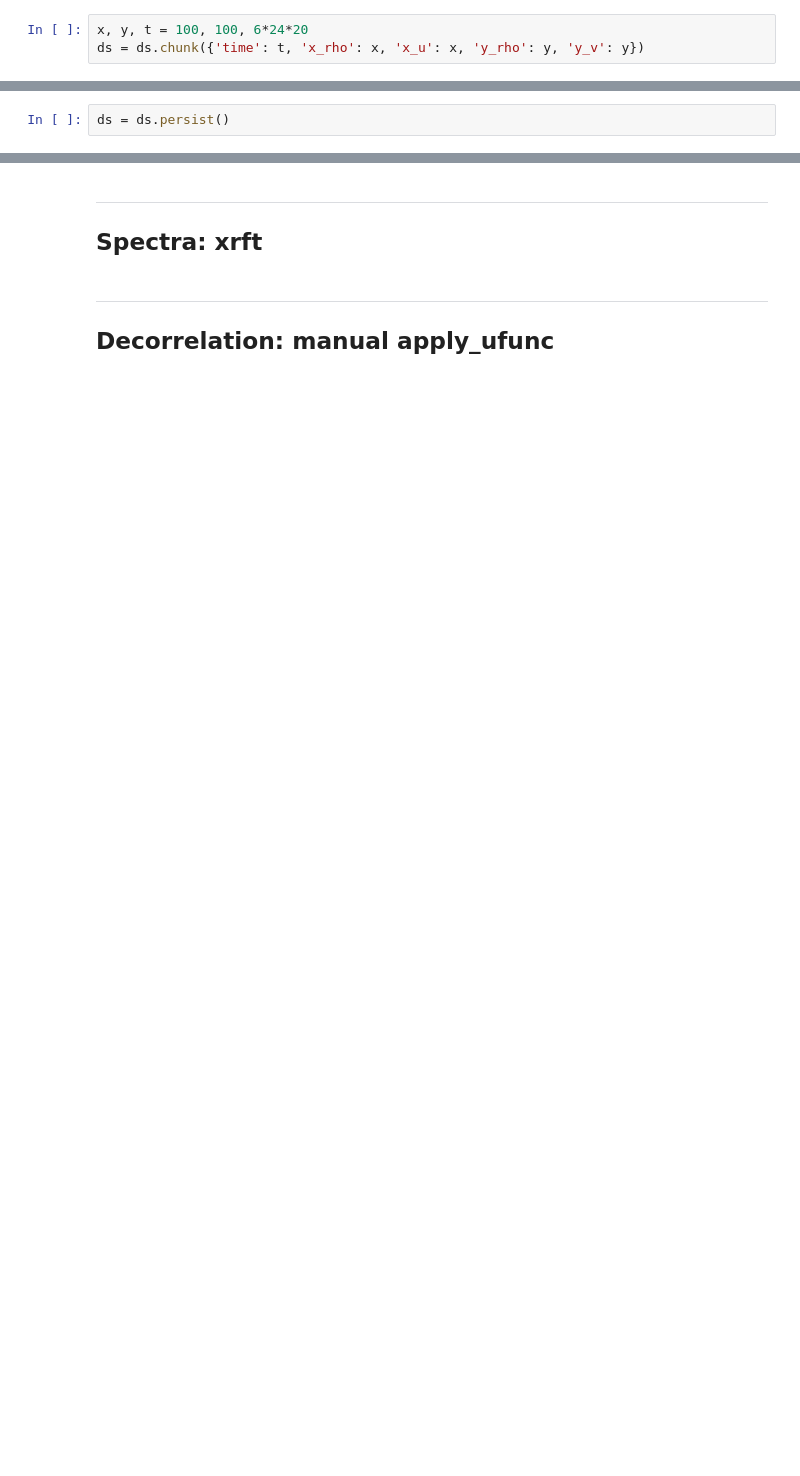
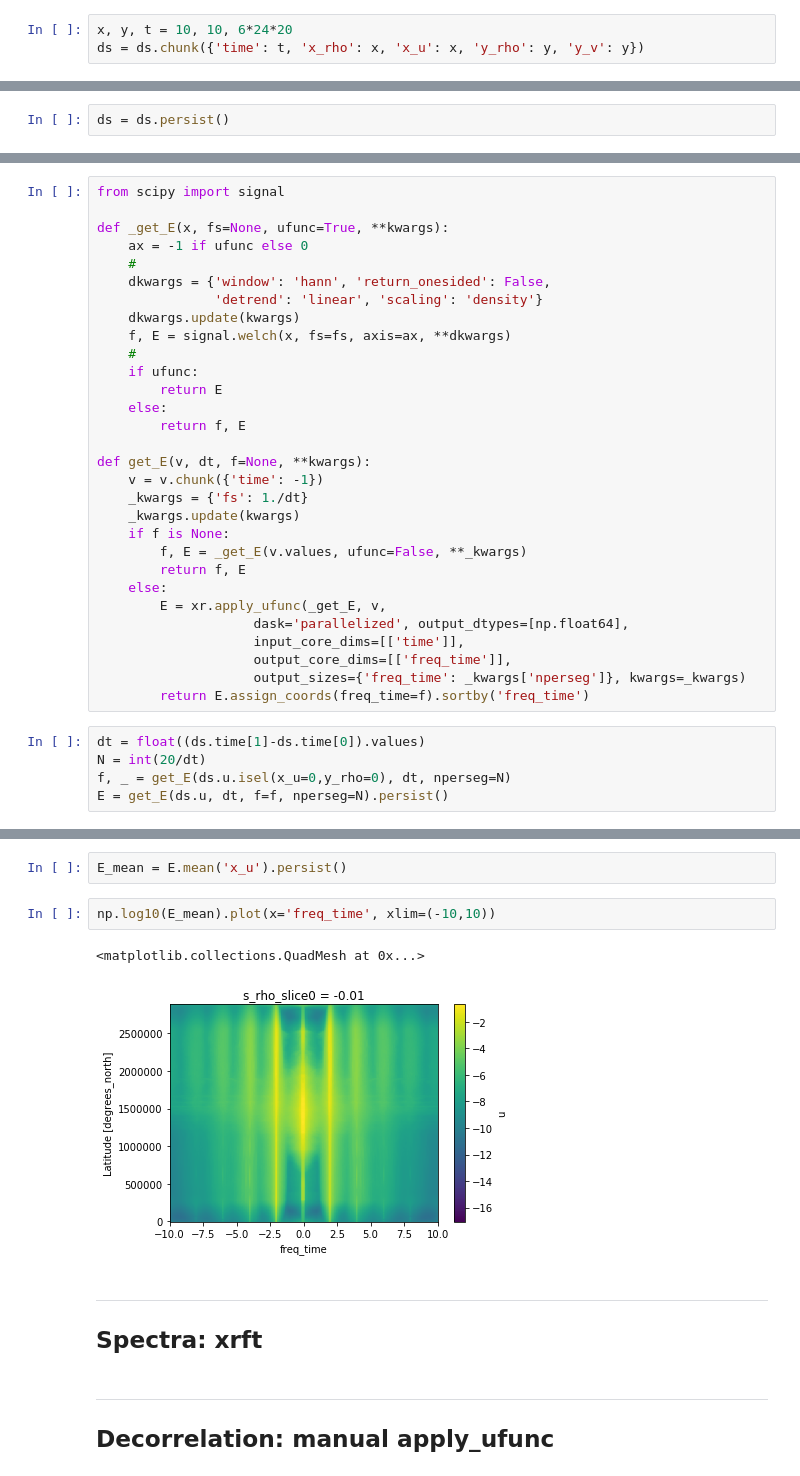
Before and after one commit to slgentil/croco, a Jupyter notebook: tutorials/tspectra_decorrelation.ipynb, the cells around one changed output, grey strips where cells are left out. Saved outputs shown, nothing was run; the diff lists cells and outputs as text; blank space fills up the shorter version.

```diff
--- a/tutorials/tspectra_decorrelation.ipynb
+++ b/tutorials/tspectra_decorrelation.ipynb
@@ -65,3 +81,3 @@ dataset size: 19 GB
 # %%
-x, y, t = 100, 100, 6*24*20
+x, y, t = 10, 10, 6*24*20
 ds = ds.chunk({'time': t, 'x_rho': x, 'x_u': x, 'y_rho': y, 'y_v': y})
@@ -91,0 +90,35 @@ ds = ds.persist()
+# %%
+from scipy import signal
+
+def _get_E(x, fs=None, ufunc=True, **kwargs):
+    ax = -1 if ufunc else 0
+    #
+    dkwargs = {'window': 'hann', 'return_onesided': False,
+               'detrend': 'linear', 'scaling': 'density'}
+    dkwargs.update(kwargs)
+    f, E = signal.welch(x, fs=fs, axis=ax, **dkwargs)
+    #
+    if ufunc:
+        return E
+    else:
+        return f, E
+
+def get_E(v, dt, f=None, **kwargs):
+    v = v.chunk({'time': -1})
+    _kwargs = {'fs': 1./dt}
+    _kwargs.update(kwargs)
+    if f is None:
+        f, E = _get_E(v.values, ufunc=False, **_kwargs)
+        return f, E
+    else:
+        E = xr.apply_ufunc(_get_E, v,
+                    dask='parallelized', output_dtypes=[np.float64],
+                    input_core_dims=[['time']],
+                    output_core_dims=[['freq_time']],
+                    output_sizes={'freq_time': _kwargs['nperseg']}, kwargs=_kwargs)
+        return E.assign_coords(freq_time=f).sortby('freq_time')
+# %%
+dt = float((ds.time[1]-ds.time[0]).values)
+N = int(20/dt)
+f, _ = get_E(ds.u.isel(x_u=0,y_rho=0), dt, nperseg=N)
+E = get_E(ds.u, dt, f=f, nperseg=N).persist()
@@ -92,3 +138,10 @@ ds = ds.persist()
+# %%
+E_mean = E.mean('x_u').persist()
+# %%
+np.log10(E_mean).plot(x='freq_time', xlim=(-10,10))
+# %% [output]
+<matplotlib.collections.QuadMesh at 0x...>
+[figure, added]
 # %% [markdown]
 ---
 
```
Also changed, not shown: parts of 14 cells of this notebook, 4 other files.
